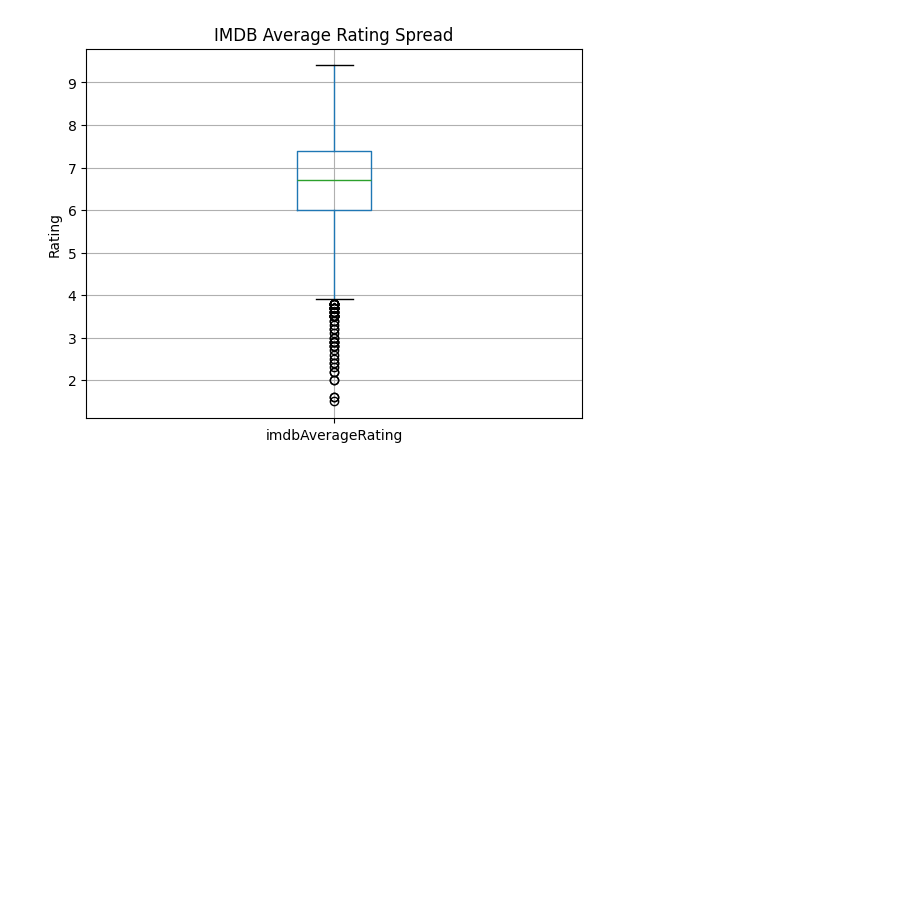
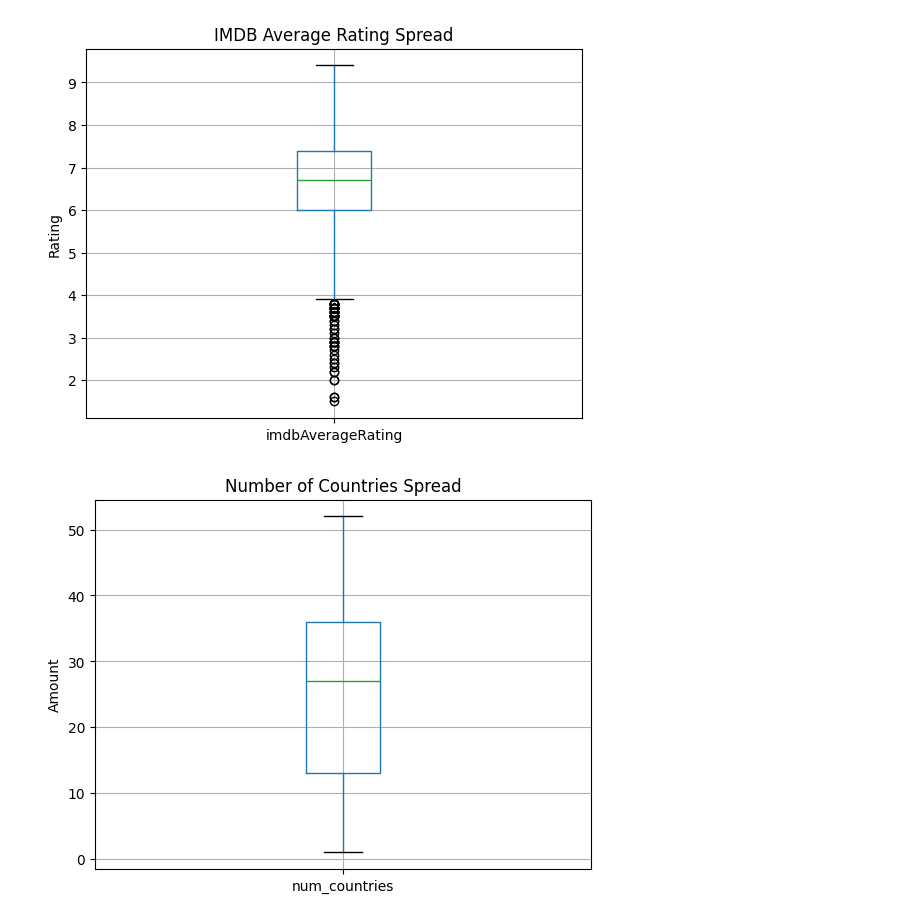
Before and after one commit to umenyioraj/HBO_Prediction, a Jupyter notebook: Code/Show_renewal.ipynb, the cells around one changed output. Saved outputs shown, nothing was run; the diff lists cells and outputs as text; code cells hidden in the pictures; blank space fills up the shorter version.

```diff
--- a/Code/Show_renewal.ipynb
+++ b/Code/Show_renewal.ipynb
@@ -6,8 +6,8 @@ import matplotlib as mpl
 import matplotlib.pyplot as plt
 # %%
 def load_data():
-    df = pd.read_csv('../Dataset/data.csv')
-    return df
+    data = pd.read_csv('../Dataset/data.csv')
+    return data
 # %%
 data = load_data()
 data.head()
@@ -64,6 +56,13 @@ plt.ylabel('Rating')
 plt.show()
 # %% [output]
 [figure]
+# %%
+data.boxplot(column='num_countries')
+plt.title('Number of Countries Spread')
+plt.ylabel('Amount')
+plt.show()
+# %% [output]
+[figure, added]
 # %%
 #Create threshold for show removal
 
```
Also changed, not shown: parts of 3 cells of this notebook, 2 other files.
